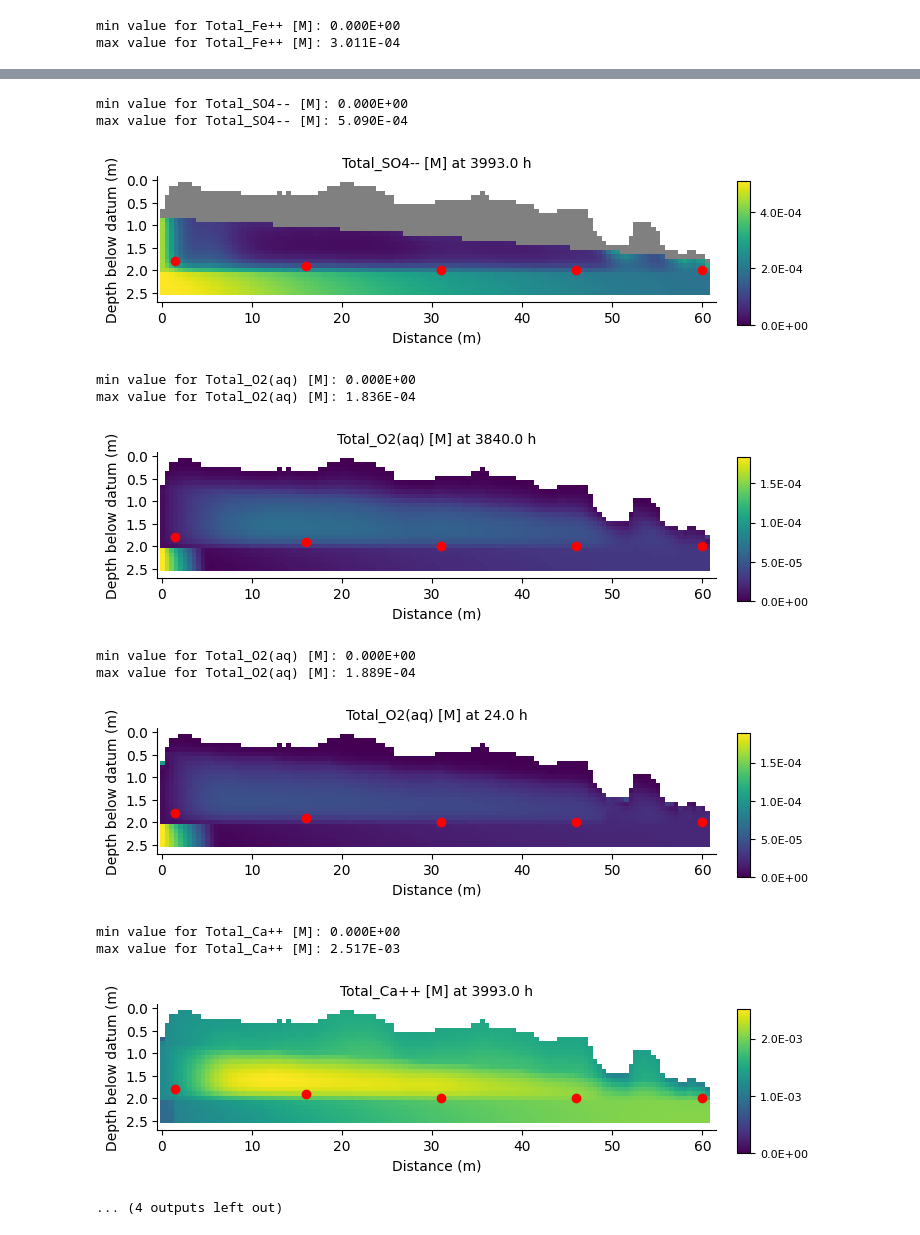
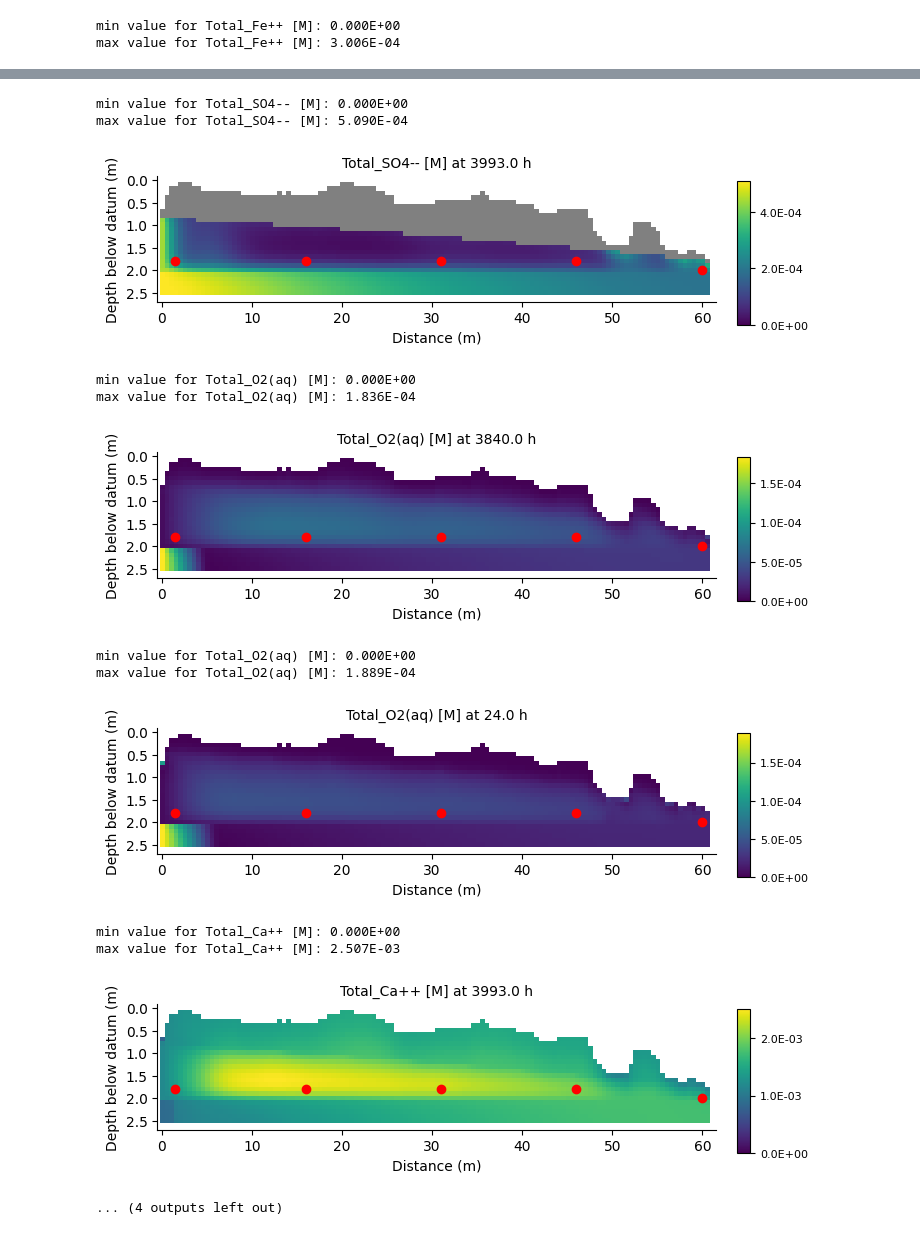
Before and after one commit to deweycw/dewey-etal_meanders, a Jupyter notebook: calibration/check_calibration_results.ipynb, the cells around one changed output, grey strips where cells are left out. Cells and saved outputs as stored; diff of their text form; code cells hidden in the pictures.

```diff
--- a/calibration/check_calibration_results.ipynb
+++ b/calibration/check_calibration_results.ipynb
@@ -90,7 +90,7 @@ def get_depths_dists(transect):
     else:
         distances = [1.5, 16, 31, 46, 60.]
         #depths = [1.7,2.0,2.1,2.4,2.5]
-        depths = [1.8,1.9,2.0,2.0,2.0]
+        depths = [1.8,1.8,1.8,1.8,2.0]
 
     return depths, distances
 
@@ -112,7 +112,7 @@ spin_p.get_material_ids(locs=locs)
 
 spin_p.plot_at_time(component=components[3],time_t=times[-1],locs=locs,show_unsat=False)
 spin_p.plot_at_time(component='Total_O2(aq) [M]',time_t=times[-1],locs=locs,show_unsat=False)
-spin_p.plot_at_time(component='Total_SOC(aq) [M]',time_t=times[-1],locs=locs,show_unsat=False)
+spin_p.plot_at_time(component='Total_HCO3- [M]',time_t=times[-1],locs=locs,show_unsat=False)
 
 fig, axs = plt.subplots(len(components),1, figsize= (6.5,16))
 startdate = np.datetime64('2019-04-01')
@@ -161,7 +161,7 @@ trans_p.plot_at_time(component=components[1],time_t=times[-1],locs=locs,show_uns
 trans_p.plot_at_time(component=components[6],time_t=times[-8],locs=locs,show_unsat=True)
 trans_p.plot_at_time(component=components[6],time_t=times[1],locs=locs,show_unsat=True)
 trans_p.plot_at_time(component='Total_Ca++ [M]',time_t=times[-1],locs=locs,show_unsat=True)
-trans_p.plot_at_time(component='Total_HCO3- [M]',time_t=times[-1],locs=locs,show_unsat=True)
+trans_p.plot_at_time(component='Total_HCO3- [M]',time_t=times[0],locs=locs,show_unsat=True)
 
 fig, axs = plt.subplots(len(components),1, figsize= (6.5,16))
 startdate = np.datetime64('2019-04-21')
@@ -181,2 +181,2 @@ max value for Material_ID: 2.000E+00
 min value for Total_Fe++ [M]: 0.000E+00
-max value for Total_Fe++ [M]: 3.011E-04
+max value for Total_Fe++ [M]: 3.006E-04
@@ -184,15 +184,15 @@ max value for Total_Fe++ [M]: 3.011E-04
 min value for Total_SO4-- [M]: 0.000E+00
 max value for Total_SO4-- [M]: 5.090E-04
-[figure, old version]
+[figure, new version]
 min value for Total_O2(aq) [M]: 0.000E+00
 max value for Total_O2(aq) [M]: 1.836E-04
-[figure, old version]
+[figure, new version]
 min value for Total_O2(aq) [M]: 0.000E+00
 max value for Total_O2(aq) [M]: 1.889E-04
-[figure, old version]
+[figure, new version]
 min value for Total_Ca++ [M]: 0.000E+00
-max value for Total_Ca++ [M]: 2.517E-03
+max value for Total_Ca++ [M]: 2.507E-03
-[figure, old version]
+[figure, new version]
 ... (4 outputs left out)
 # %%
 """
```
Also changed, not shown: parts of 5 cells of this notebook, 34 other files.
